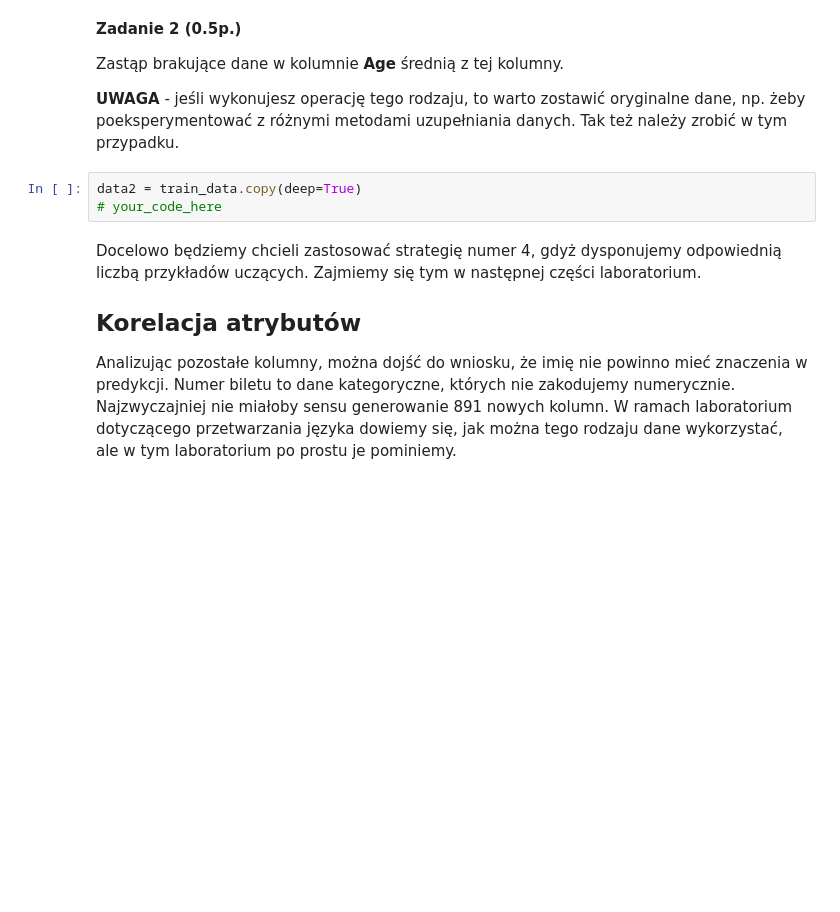
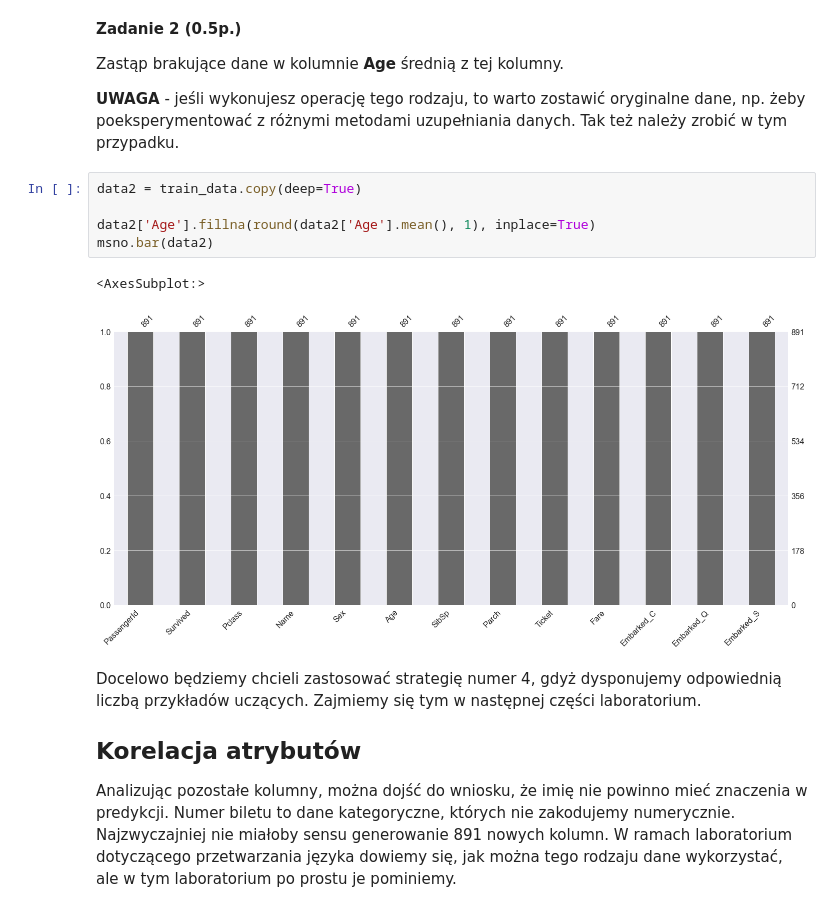
Before and after one commit to pgorgolew/PSI-AGH-COURSE, a Jupyter notebook: lab1/lab_1_introduction.ipynb, the cells around one changed output. Saved outputs shown, nothing was run; the diff lists cells and outputs as text; blank space fills up the shorter version.

```diff
--- a/lab1/lab_1_introduction.ipynb
+++ b/lab1/lab_1_introduction.ipynb
@@ -143,9 +226,14 @@ Ustaliliśmy przed chwilą, że w tym przypadku nie interesują nas rozwiązania
 Zastąp brakujące dane w kolumnie **Age** średnią z tej kolumny.
 
 **UWAGA** - jeśli wykonujesz operację tego rodzaju, to warto zostawić oryginalne dane, np. żeby poeksperymentować z różnymi metodami uzupełniania danych. Tak też należy zrobić w tym przypadku.
-# %%
-data2 = train_data.copy(deep=True)
-# your_code_here
+# %%
+data2 = train_data.copy(deep=True)
+
+data2['Age'].fillna(round(data2['Age'].mean(), 1), inplace=True)
+msno.bar(data2)
+# %% [output]
+<AxesSubplot:>
+[figure, added]
 # %% [markdown]
 Docelowo będziemy chcieli zastosować strategię numer 4, gdyż dysponujemy odpowiednią liczbą przykładów uczących. Zajmiemy się tym w następnej części laboratorium.
 
```
Also changed, not shown: parts of 36 cells of this notebook, 1 other file.
